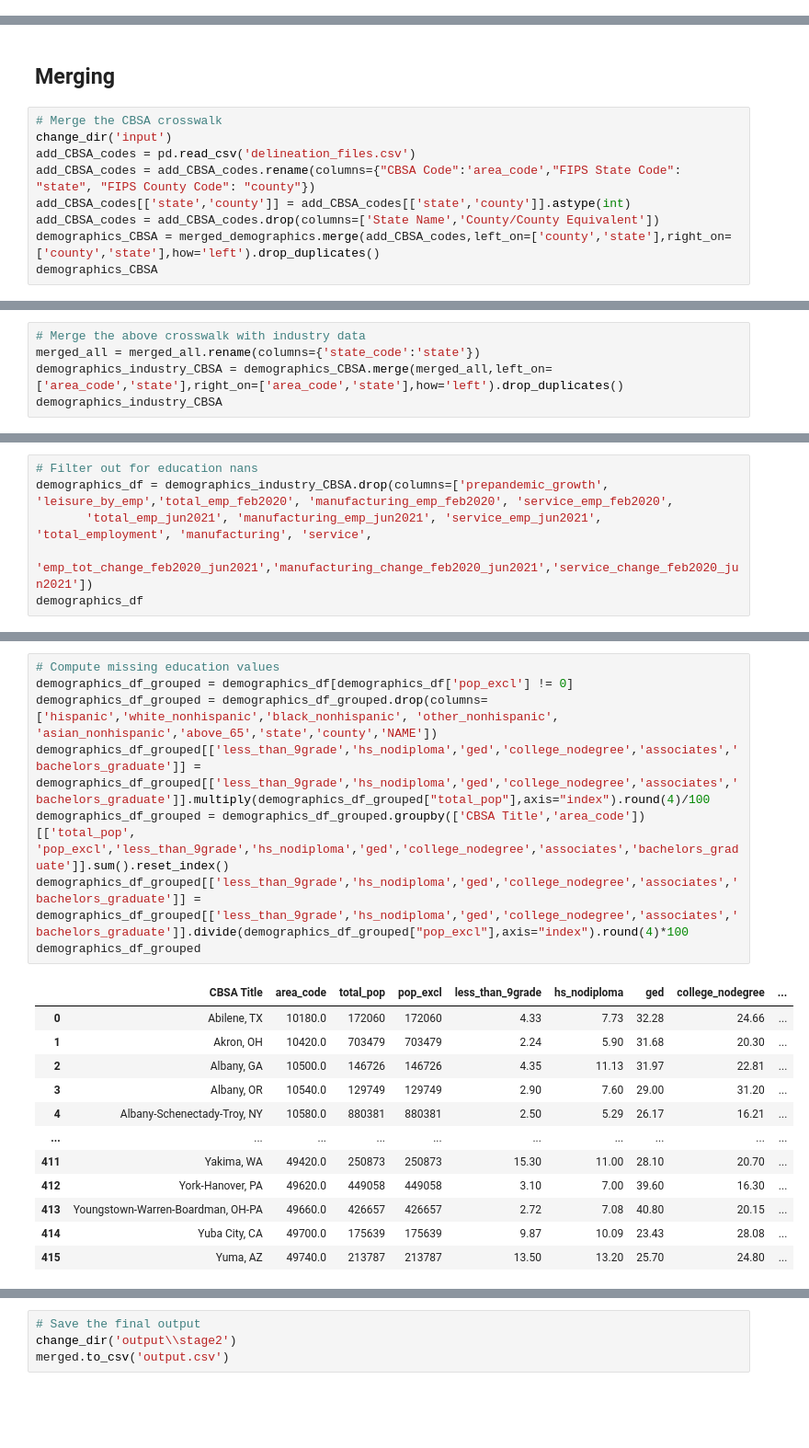
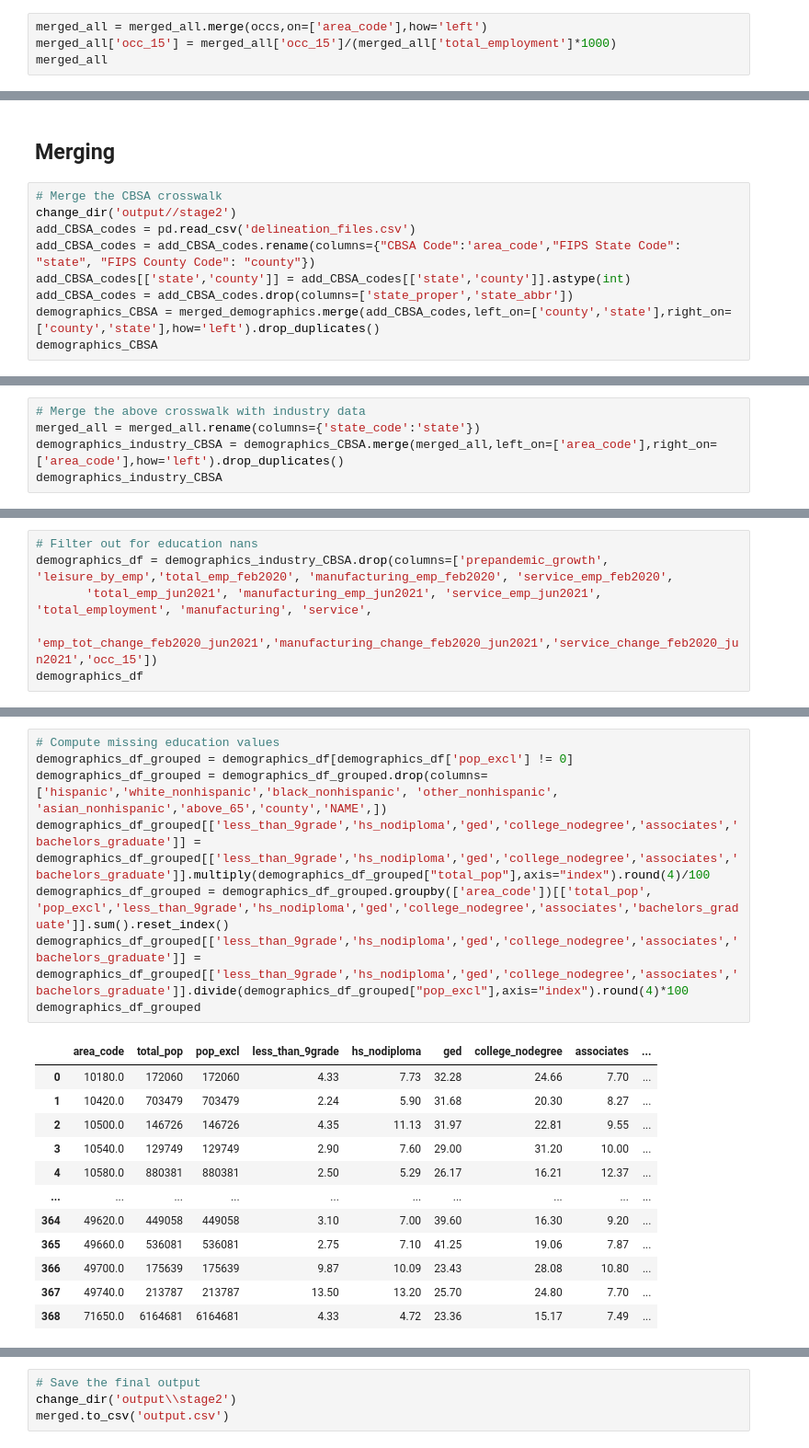
Before and after one commit to vhimani/Summer-2021-Intern-Project, a Jupyter notebook: code/stage2_analysis.ipynb, the cells around one changed output, grey strips where cells are left out. Shown: that part at 92% size. Drawn from its saved outputs; the diff is of its cells as text; blank space fills up the shorter version.

Commit message:
added stage2 files

```diff
--- a/code/stage2_analysis.ipynb
+++ b/code/stage2_analysis.ipynb
@@ -387,0 +418,4 @@ merged_all.to_csv('industries.csv')
+# %%
+merged_all = merged_all.merge(occs,on=['area_code'],how='left')
+merged_all['occ_15'] = merged_all['occ_15']/(merged_all['total_employment']*1000)
+merged_all
@@ -389,11 +437,11 @@ merged_all.to_csv('industries.csv')
 ## Merging
 # %%
 # Merge the CBSA crosswalk
-change_dir('input')
+change_dir('output//stage2')
 add_CBSA_codes = pd.read_csv('delineation_files.csv')
 add_CBSA_codes = add_CBSA_codes.rename(columns={"CBSA Code":'area_code',"FIPS State Code": "state", "FIPS County Code": "county"})
 add_CBSA_codes[['state','county']] = add_CBSA_codes[['state','county']].astype(int)
-add_CBSA_codes = add_CBSA_codes.drop(columns=['State Name','County/County Equivalent'])
+add_CBSA_codes = add_CBSA_codes.drop(columns=['state_proper','state_abbr'])
 demographics_CBSA = merged_demographics.merge(add_CBSA_codes,left_on=['county','state'],right_on=['county','state'],how='left').drop_duplicates()
 demographics_CBSA
 # %% [output]
@@ -413,6 +461,6 @@ demographics_CBSA
 # %%
 # Merge the above crosswalk with industry data
 merged_all = merged_all.rename(columns={'state_code':'state'})
-demographics_industry_CBSA = demographics_CBSA.merge(merged_all,left_on=['area_code','state'],right_on=['area_code','state'],how='left').drop_duplicates()
+demographics_industry_CBSA = demographics_CBSA.merge(merged_all,left_on=['area_code'],right_on=['area_code'],how='left').drop_duplicates()
 demographics_industry_CBSA
 # %% [output]
@@ -451,6 +499,6 @@ demographics_industry_CBSA
 # Filter out for education nans
 demographics_df = demographics_industry_CBSA.drop(columns=['prepandemic_growth', 'leisure_by_emp','total_emp_feb2020', 'manufacturing_emp_feb2020', 'service_emp_feb2020',
        'total_emp_jun2021', 'manufacturing_emp_jun2021', 'service_emp_jun2021', 'total_employment', 'manufacturing', 'service',
-       'emp_tot_change_feb2020_jun2021','manufacturing_change_feb2020_jun2021','service_change_feb2020_jun2021'])
+       'emp_tot_change_feb2020_jun2021','manufacturing_change_feb2020_jun2021','service_change_feb2020_jun2021','occ_15'])
 demographics_df
 # %% [output]
@@ -491,21 +539,21 @@ demographics_df
 # %%
 # Compute missing education values
 demographics_df_grouped = demographics_df[demographics_df['pop_excl'] != 0]
-demographics_df_grouped = demographics_df_grouped.drop(columns=['hispanic','white_nonhispanic','black_nonhispanic', 'other_nonhispanic', 'asian_nonhispanic','above_65','state','county','NAME'])
+demographics_df_grouped = demographics_df_grouped.drop(columns=['hispanic','white_nonhispanic','black_nonhispanic', 'other_nonhispanic', 'asian_nonhispanic','above_65','county','NAME',])
 demographics_df_grouped[['less_than_9grade','hs_nodiploma','ged','college_nodegree','associates','bachelors_graduate']] = demographics_df_grouped[['less_than_9grade','hs_nodiploma','ged','college_nodegree','associates','bachelors_graduate']].multiply(demographics_df_grouped["total_pop"],axis="index").round(4)/100
-demographics_df_grouped = demographics_df_grouped.groupby(['CBSA Title','area_code'])[['total_pop', 'pop_excl','less_than_9grade','hs_nodiploma','ged','college_nodegree','associates','bachelors_graduate']].sum().reset_index()
+demographics_df_grouped = demographics_df_grouped.groupby(['area_code'])[['total_pop', 'pop_excl','less_than_9grade','hs_nodiploma','ged','college_nodegree','associates','bachelors_graduate']].sum().reset_index()
 demographics_df_grouped[['less_than_9grade','hs_nodiploma','ged','college_nodegree','associates','bachelors_graduate']] = demographics_df_grouped[['less_than_9grade','hs_nodiploma','ged','college_nodegree','associates','bachelors_graduate']].divide(demographics_df_grouped["pop_excl"],axis="index").round(4)*100
 demographics_df_grouped
 # %% [output]
-|  | CBSA Title | area_code | total_pop | pop_excl | less_than_9grade | hs_nodiploma | ged | college_nodegree | ... |
-| 0 | Abilene, TX | 10180.0 | 172060 | 172060 | 4.33 | 7.73 | 32.28 | 24.66 | ... |
-| 1 | Akron, OH | 10420.0 | 703479 | 703479 | 2.24 | 5.90 | 31.68 | 20.30 | ... |
-| 2 | Albany, GA | 10500.0 | 146726 | 146726 | 4.35 | 11.13 | 31.97 | 22.81 | ... |
-| 3 | Albany, OR | 10540.0 | 129749 | 129749 | 2.90 | 7.60 | 29.00 | 31.20 | ... |
-| 4 | Albany-Schenectady-Troy, NY | 10580.0 | 880381 | 880381 | 2.50 | 5.29 | 26.17 | 16.21 | ... |
+|  | area_code | total_pop | pop_excl | less_than_9grade | hs_nodiploma | ged | college_nodegree | associates | ... |
+| 0 | 10180.0 | 172060 | 172060 | 4.33 | 7.73 | 32.28 | 24.66 | 7.70 | ... |
+| 1 | 10420.0 | 703479 | 703479 | 2.24 | 5.90 | 31.68 | 20.30 | 8.27 | ... |
+| 2 | 10500.0 | 146726 | 146726 | 4.35 | 11.13 | 31.97 | 22.81 | 9.55 | ... |
+| 3 | 10540.0 | 129749 | 129749 | 2.90 | 7.60 | 29.00 | 31.20 | 10.00 | ... |
+| 4 | 10580.0 | 880381 | 880381 | 2.50 | 5.29 | 26.17 | 16.21 | 12.37 | ... |
 | ... | ... | ... | ... | ... | ... | ... | ... | ... | ... |
-| 411 | Yakima, WA | 49420.0 | 250873 | 250873 | 15.30 | 11.00 | 28.10 | 20.70 | ... |
-| 412 | York-Hanover, PA | 49620.0 | 449058 | 449058 | 3.10 | 7.00 | 39.60 | 16.30 | ... |
-| 413 | Youngstown-Warren-Boardman, OH-PA | 49660.0 | 426657 | 426657 | 2.72 | 7.08 | 40.80 | 20.15 | ... |
-| 414 | Yuba City, CA | 49700.0 | 175639 | 175639 | 9.87 | 10.09 | 23.43 | 28.08 | ... |
-| 415 | Yuma, AZ | 49740.0 | 213787 | 213787 | 13.50 | 13.20 | 25.70 | 24.80 | ... |
+| 364 | 49620.0 | 449058 | 449058 | 3.10 | 7.00 | 39.60 | 16.30 | 9.20 | ... |
+| 365 | 49660.0 | 536081 | 536081 | 2.75 | 7.10 | 41.25 | 19.06 | 7.87 | ... |
+| 366 | 49700.0 | 175639 | 175639 | 9.87 | 10.09 | 23.43 | 28.08 | 10.80 | ... |
+| 367 | 49740.0 | 213787 | 213787 | 13.50 | 13.20 | 25.70 | 24.80 | 7.70 | ... |
+| 368 | 71650.0 | 6164681 | 6164681 | 4.33 | 4.72 | 23.36 | 15.17 | 7.49 | ... |
```
Also changed, not shown: parts of 23 cells of this notebook, 3 other files.
